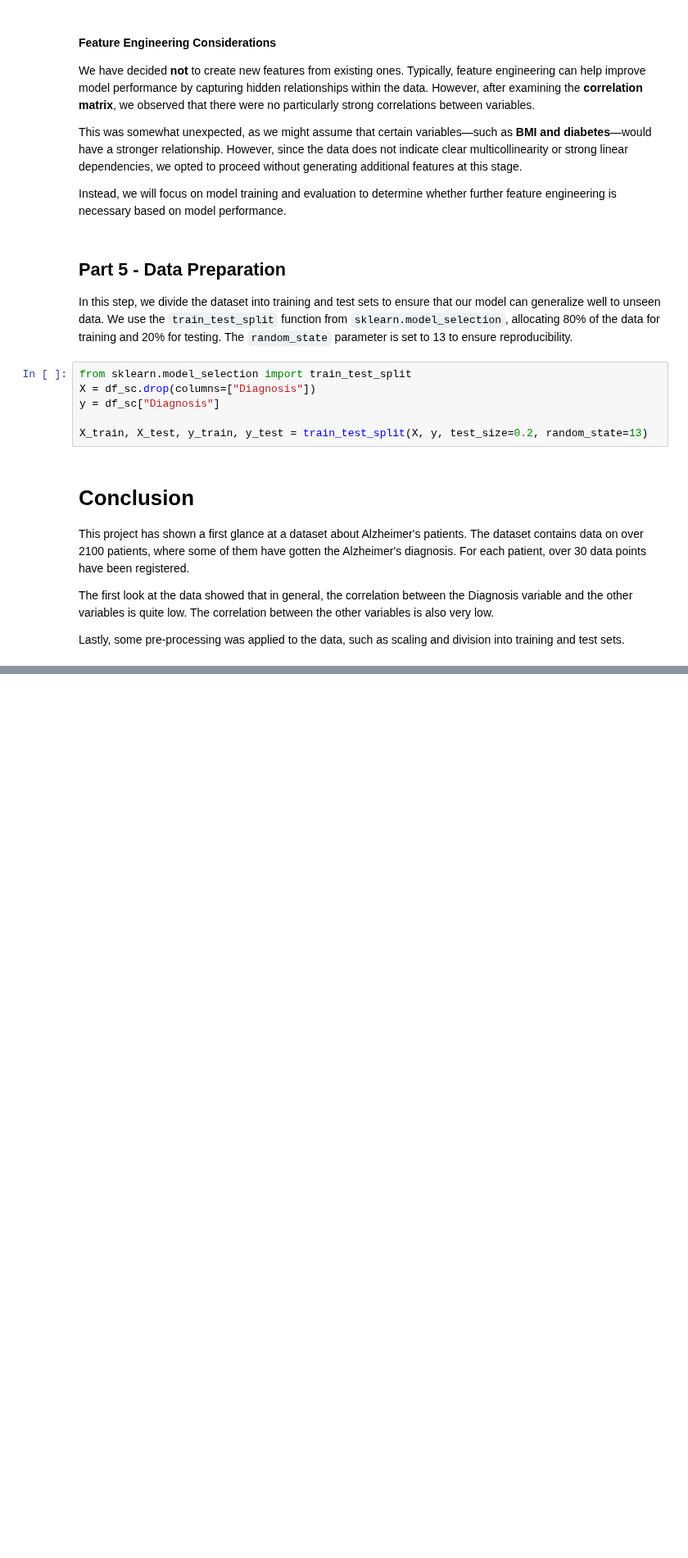
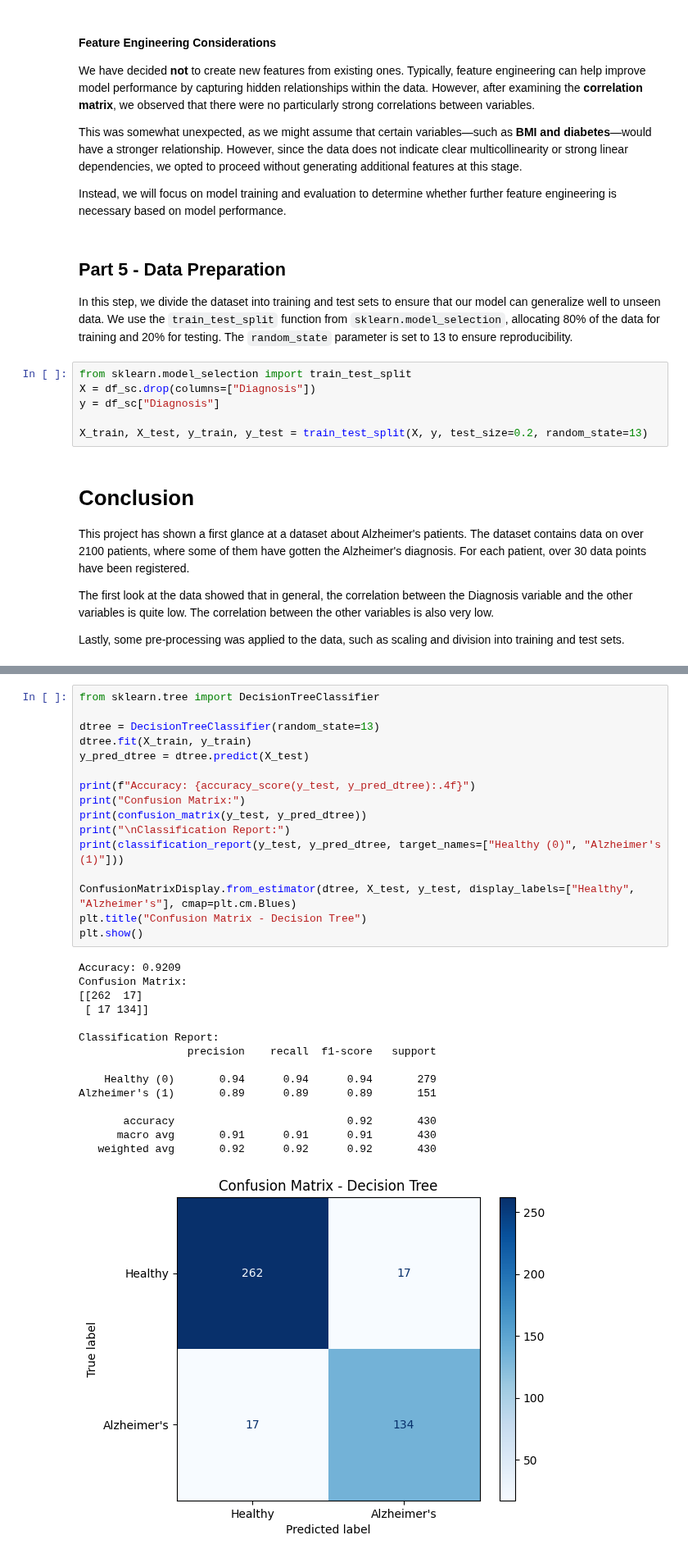
Before and after one commit to treite/classificationGroupwork, a Jupyter notebook: groupProject.ipynb, the cells around one changed output, grey strips where cells are left out. Shown at 82% size. Drawn from its saved outputs; the diff is of its cells as text; blank space fills up the shorter version.

```diff
--- a/groupProject.ipynb
+++ b/groupProject.ipynb
@@ -297,0 +481,32 @@ Lastly, some pre-processing was applied to the data, such as scaling and divisio
+# %%
+from sklearn.tree import DecisionTreeClassifier
+
+dtree = DecisionTreeClassifier(random_state=13)
+dtree.fit(X_train, y_train)
+y_pred_dtree = dtree.predict(X_test)
+
+print(f"Accuracy: {accuracy_score(y_test, y_pred_dtree):.4f}")
+print("Confusion Matrix:")
+print(confusion_matrix(y_test, y_pred_dtree))
+print("\nClassification Report:")
+print(classification_report(y_test, y_pred_dtree, target_names=["Healthy (0)", "Alzheimer's (1)"]))
+
+ConfusionMatrixDisplay.from_estimator(dtree, X_test, y_test, display_labels=["Healthy", "Alzheimer's"], cmap=plt.cm.Blues)
+plt.title("Confusion Matrix - Decision Tree")
+plt.show()
+# %% [output]
+Accuracy: 0.9209
+Confusion Matrix:
+[[262  17]
+ [ 17 134]]
+
+Classification Report:
+                 precision    recall  f1-score   support
+
+    Healthy (0)       0.94      0.94      0.94       279
+Alzheimer's (1)       0.89      0.89      0.89       151
+
+       accuracy                           0.92       430
+      macro avg       0.91      0.91      0.91       430
+   weighted avg       0.92      0.92      0.92       430
+[figure, added]
```
Also changed, not shown: parts of 15 cells of this notebook.
